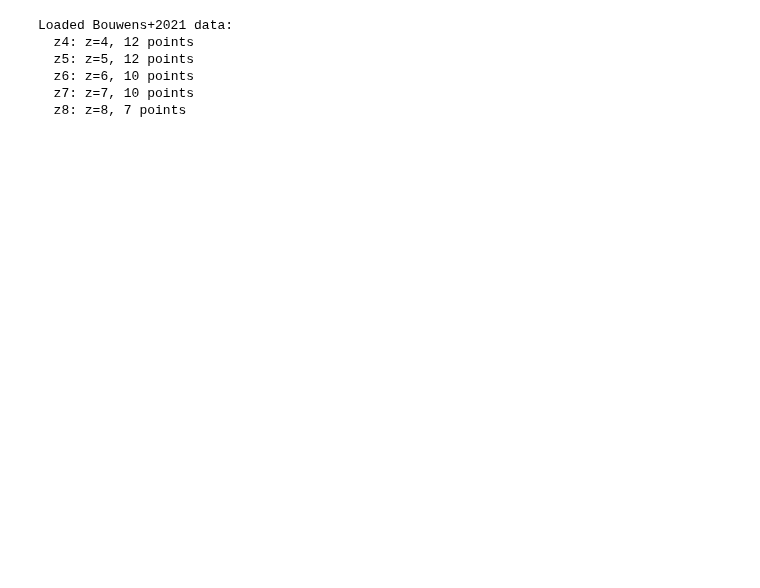
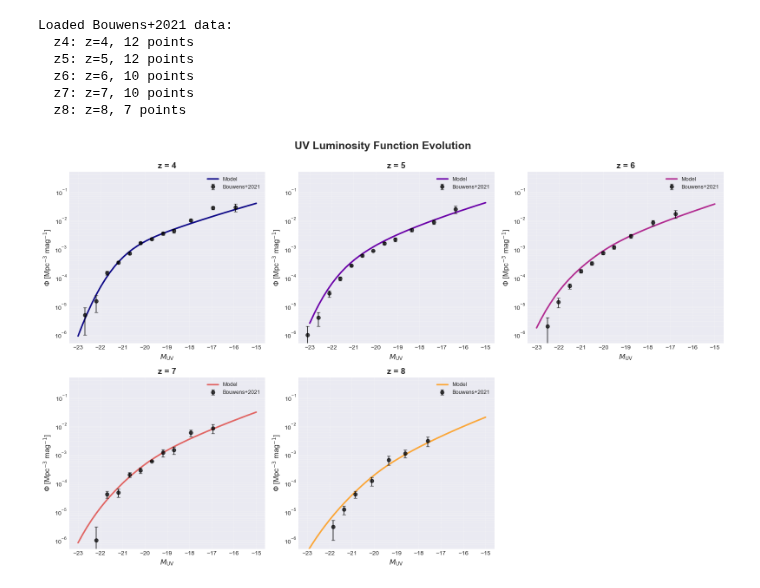
Before and after one commit to mShuntov/uvlf-hod, a Jupyter notebook: examples/basic_usage.ipynb, the cells around one changed output. Drawn from its saved outputs; the diff is of its cells as text; code cells hidden in the pictures; blank space fills up the shorter version.

```diff
--- a/examples/basic_usage.ipynb
+++ b/examples/basic_usage.ipynb
@@ -303,11 +385,13 @@ from halogal.config import DEFAULT_REDSHIFT_EVOLUTION
 redshift_bins = ['z4', 'z5', 'z6', 'z7', 'z8']
 colors = plt.cm.plasma(np.linspace(0, 0.8, len(redshift_bins)))
 
+# Create a single Observables object for all redshifts
+obs_compare = Observables(HODModel(z=5.0))
+
 fig, axes = plt.subplots(2, 3, figsize=(16, 10))
 axes = axes.flatten()
 axes.flatten()[5].axis('off')
 
-# Individual panels for first 8 subplots (but we only have 5 redshifts)
 for idx, (zbin, color) in enumerate(zip(redshift_bins, colors)):
     ax = axes[idx]
     z_val = redshift_centers[zbin]
@@ -349,43 +433,39 @@ for idx, (zbin, color) in enumerate(zip(redshift_bins, colors)):
         Msat_off=DEFAULT_REDSHIFT_EVOLUTION['C_Msat'])
 
     asat_z = asat_fz(
         z_val,
         dasat_dz=DEFAULT_REDSHIFT_EVOLUTION['d_asat_dz'],
         asat_off=DEFAULT_REDSHIFT_EVOLUTION['C_asat'])
 
-    model.update_parameters(z=z_val,
-                            eps0=eps0_z,
-                            Mc=Mc_z,
-                            a=a_z,
-                            b=b_z,
-                            sigma_UV=sigmaUV_z,
-                            Mcut=Mcut_z,
-                            Msat=Msat_z,
-                            asat=asat_z)
-
+    # Compute UVLF with inline parameter updates
     MUV_model = np.linspace(-23, -15, 40)
-    phi_model = model.luminosity_function(MUV_model)
+    phi_model = obs_compare.luminosity_function(
+        MUV_model,
+        z=z_val, eps0=eps0_z, Mc=Mc_z, a=a_z, b=b_z,
+        sigma_UV=sigmaUV_z, Mcut=Mcut_z, Msat=Msat_z, asat=asat_z)
 
     # Plot model
     ax.semilogy(MUV_model, phi_model, '-', linewidth=2.5, color=color,
                 label='Model')
 
     # Plot observations
-    obs = bouwens21[zbin]
-    ax.errorbar(obs['M_AB'], obs['Fi_k'], yerr=obs['Fi_k_error'],
+    data = bouwens21[zbin]
+    ax.errorbar(data['M_AB'], data['Fi_k'], yerr=data['Fi_k_error'],
                 fmt='o', color='black', markersize=6, capsize=3,
                 alpha=0.7, label='Bouwens+2021')
 
     # Panel styling
     ax.set_xlabel(r'$M_{\rm UV}$', fontsize=12)
     ax.set_ylabel(r'$\Phi$ [Mpc$^{-3}$ mag$^{-1}$]', fontsize=12)
     ax.set_title(f'z = {z_val}', fontsize=14, fontweight='bold')
     ax.set_ylim(5e-7, 5e-1)
     ax.legend(fontsize=9)
     ax.grid(True, alpha=0.3, which='both')
     ax.tick_params(labelsize=10)
 
 
 plt.suptitle('UV Luminosity Function Evolution', fontsize=18, fontweight='bold', y=0.995)
 plt.tight_layout()
 plt.show()
+# %% [output]
+[figure, added]
```
Also changed, not shown: parts of 15 cells of this notebook, 3 other files.
